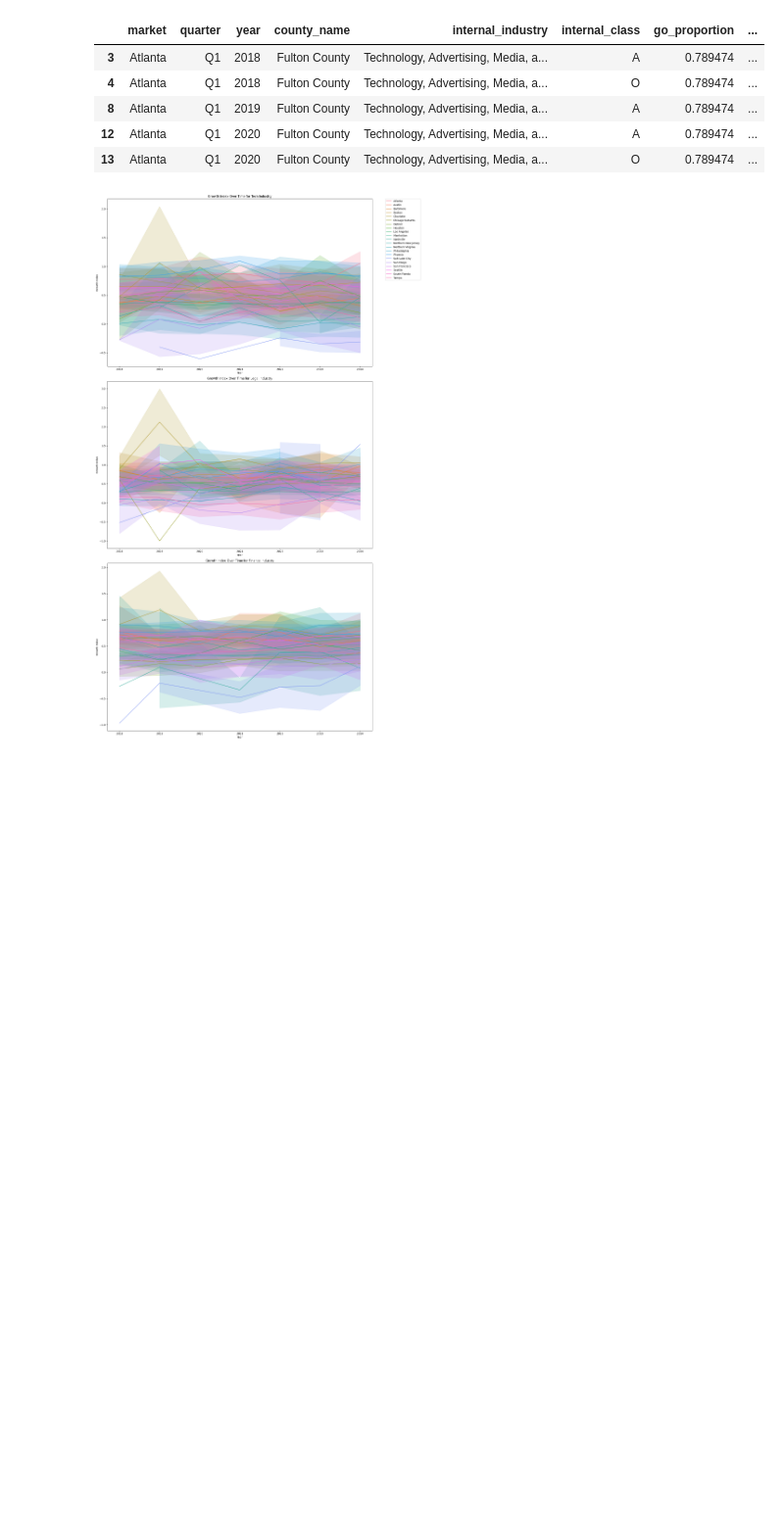
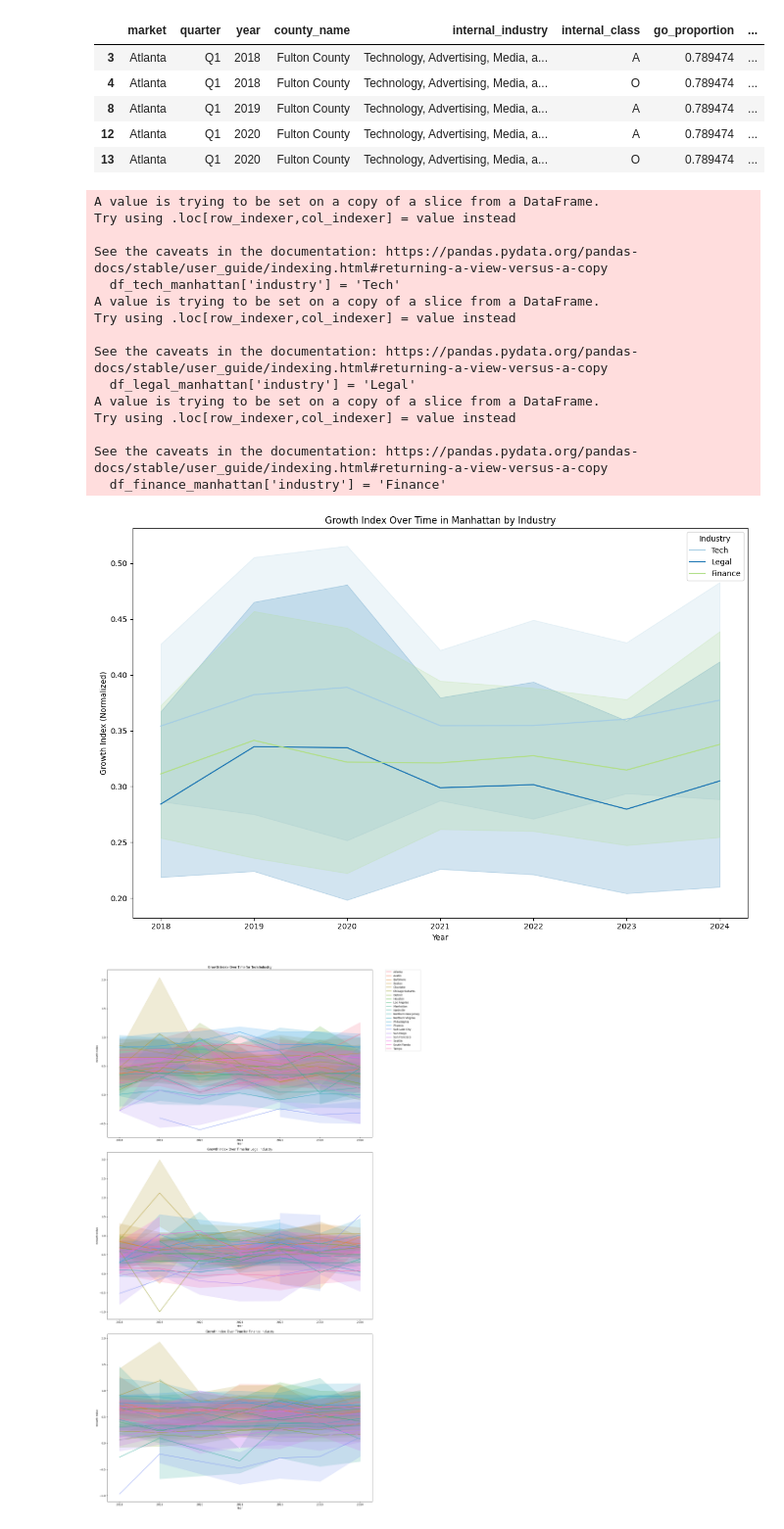
Before and after one commit to nks8566/DataFest-2025, a Jupyter notebook: secondary.ipynb, the cells around one changed output. Shown at 98% size. Saved outputs shown, nothing was run; the diff lists cells and outputs as text; code cells hidden in the pictures; blank space fills up the shorter version.

```diff
--- a/secondary.ipynb
+++ b/secondary.ipynb
@@ -278,6 +278,54 @@ df_tech.head(5)
 | 8 | Atlanta | Q1 | 2019 | Fulton County | Technology, Advertising, Media, a... | A | 0.789474 | ... |
 | 12 | Atlanta | Q1 | 2020 | Fulton County | Technology, Advertising, Media, a... | A | 0.789474 | ... |
 | 13 | Atlanta | Q1 | 2020 | Fulton County | Technology, Advertising, Media, a... | O | 0.789474 | ... |
+# %%
+import matplotlib.pyplot as plt
+import seaborn as sns
+import pandas as pd
+
+sns.set_palette("Paired")
+
+# Filter for just Manhattan in each dataset
+df_tech_manhattan = df_tech[df_tech['market'] == 'Manhattan']
+df_legal_manhattan = df_legal[df_legal['market'] == 'Manhattan']
+df_finance_manhattan = df_finance[df_finance['market'] == 'Manhattan']
+
+# Add an industry column to each
+df_tech_manhattan['industry'] = 'Tech'
+df_legal_manhattan['industry'] = 'Legal'
+df_finance_manhattan['industry'] = 'Finance'
+
+# Combine into one DataFrame
+df_combined = pd.concat([df_tech_manhattan, df_legal_manhattan, df_finance_manhattan])
+
+# Create a single plot
+plt.figure(figsize=(12, 8))
+sns.lineplot(data=df_combined, x='year', y='growth_index_rescaled', hue='industry')
+
+# Add labels and title
+plt.title('Growth Index Over Time in Manhattan by Industry')
+plt.xlabel('Year')
+plt.ylabel('Growth Index (Normalized)')
+plt.legend(title='Industry')
+plt.tight_layout()
+plt.show()
+# %% [output]
+A value is trying to be set on a copy of a slice from a DataFrame.
+Try using .loc[row_indexer,col_indexer] = value instead
+
+See the caveats in the documentation: https://pandas.pydata.org/pandas-docs/stable/user_guide/indexing.html#returning-a-view-versus-a-copy
+  df_tech_manhattan['industry'] = 'Tech'
+A value is trying to be set on a copy of a slice from a DataFrame.
+Try using .loc[row_indexer,col_indexer] = value instead
+
+See the caveats in the documentation: https://pandas.pydata.org/pandas-docs/stable/user_guide/indexing.html#returning-a-view-versus-a-copy
+  df_legal_manhattan['industry'] = 'Legal'
+A value is trying to be set on a copy of a slice from a DataFrame.
+Try using .loc[row_indexer,col_indexer] = value instead
+
+See the caveats in the documentation: https://pandas.pydata.org/pandas-docs/stable/user_guide/indexing.html#returning-a-view-versus-a-copy
+  df_finance_manhattan['industry'] = 'Finance'
+[figure, added]
 # %%
 import matplotlib.pyplot as plt
 import seaborn as sns
```
Also changed, not shown: parts of 3 cells of this notebook, 4 other files.
